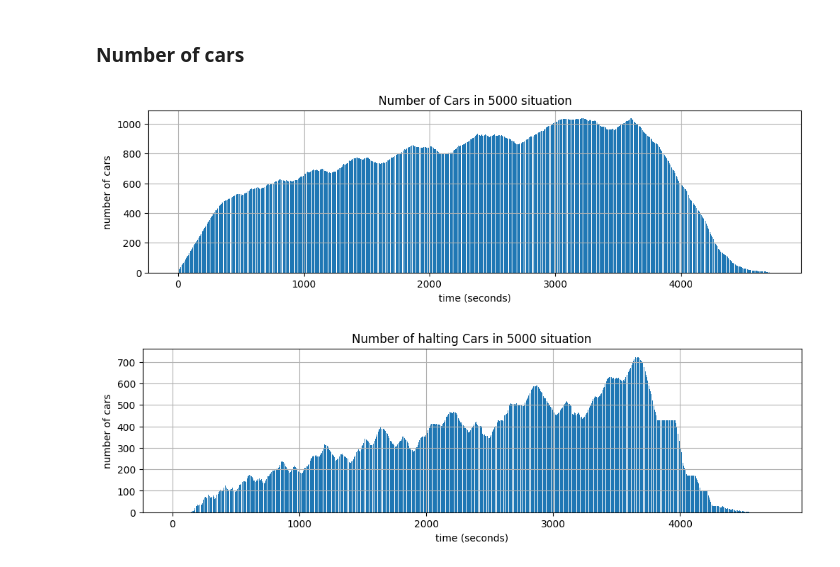
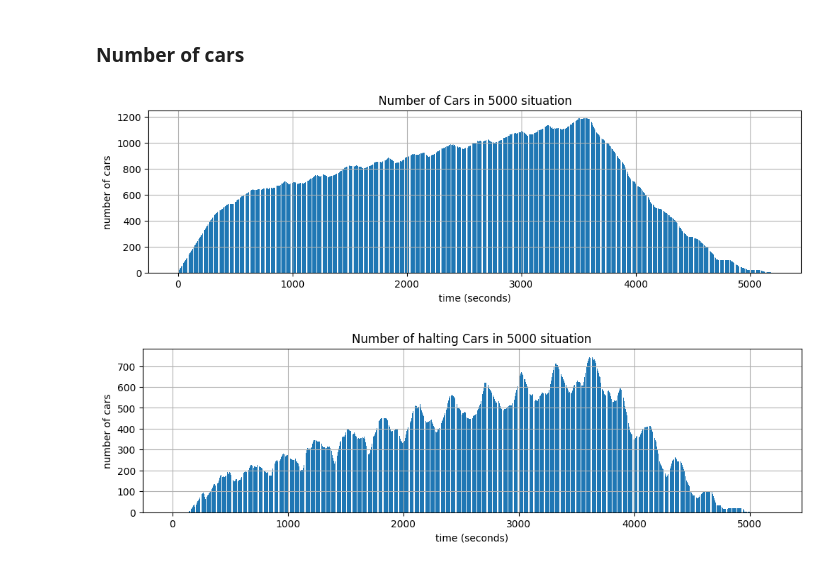
Before and after one commit to giftnichakul/deeprl-traffic-control, a Jupyter notebook: fuzzy_logic.ipynb, the cells around one changed output. Drawn from its saved outputs; the diff is of its cells as text; code cells hidden in the pictures.

```diff
--- a/fuzzy_logic.ipynb
+++ b/fuzzy_logic.ipynb
@@ -26,9 +26,11 @@ Index phases from Traffic light logic
 - East -> 6 (-E3, 50)
 # %%
 useGui = False
-logic = 3
+logic = 2
 yellowTime = 5
-vphs = [1000,2000,3000,4000,5000]
+vphs = [1000, 2000, 3000, 4000, 5000]
+#vphs = [3000, 3500, 4000, 4500, 5000]
+#vphs = [5000]
 num_lane = [3, 4, 2, 2]
 edge_name = {0: '-E2', 1: '-E0', 2: '-E1', 3: '-E3'}
 standard_time = [66, 71, 45, 50] # north, south, west, east
@@ -56,9 +68,11 @@ def totalVehicle(lanes: list):
 # %%
 simulation_data = pd.DataFrame(columns=['Vehicles Per Hour', 'Accumulated Time', 'Clear Time'])
 total_cars_data = {}
+
 for i in vphs:
   net_file = './saint_paul/junction.net.xml'
   route_path = f'./saint_paul/1.0hour/trips/{i}.rou.xml'
+  #route_path = './saint_paul/1.0hour/trips/real_world.rou.xml'
 
   if(useGui): sumoBinary = checkBinary('sumo-gui')
   else: sumoBinary = checkBinary('sumo')
@@ -91,15 +105,24 @@ for i in vphs:
         currentPhase = (currentPhase + 1) % 4
         if logic == 1:
           totalVehicles = getEdgeTotalVehicles(edge_name[currentPhase])
-          switchTime += min(max(15, int(totalVehicles / (0.45 * num_lane[currentPhase]))), 120)
+          switchTime += int(min(max(15, totalVehicles / (0.45 * num_lane[currentPhase])), 120))
         elif logic == 2:
           totalHaltingVehicles = getEdgeHaltingVehicles(edge_name[currentPhase])
-          switchTime += min(max(15, int(totalHaltingVehicles / (num_lane[currentPhase]))*1.08), 120)
-          # switchTime += min(max(15, int(totalHaltingVehicles / (0.45 * num_lane[currentPhase]))), 120)
+          #switchTime += min(max(15, int(totalHaltingVehicles / (num_lane[currentPhase]))*1.08), 120)
+          switchTime += int(min(max(15, totalHaltingVehicles / (0.45 * num_lane[currentPhase])), 120))
         elif logic == 3:
           realCars = getEdgeHaltingVehicles(edge_name[currentPhase])
-          expectedCars = num_lane[currentPhase] * 0.45 * standard_time[currentPhase]
-          switchTime += int(standard_time[currentPhase] * realCars/expectedCars)
+          expectedCars = num_lane[currentPhase] * 50
+          current_proportion = realCars/expectedCars
+
+          proportion_lane[currentPhase] = current_proportion
+          avg_proportion = sum(proportion_lane)/4 if sum(proportion_lane) != 0 else 1
+
+          current_based = int(min(current_proportion*0.1*standard_time[currentPhase], 0.2*standard_time[currentPhase]))
+          current_based = current_based if realCars > expectedCars else -1*current_based
+          overall_based = int(min(current_proportion/avg_proportion*0.1*standard_time[currentPhase], 0.2*standard_time[currentPhase]))
+          overall_based = overall_based if current_proportion > avg_proportion else -1*current_based
+          switchTime += standard_time[currentPhase] + current_based + overall_based
 
         yellowPhase = False
         traci.trafficlight.setRedYellowGreenState(trafficLightId, allPhases[currentPhase*2].state)
@@ -190,19 +217,19 @@ plt.show()
 # %%
 num = 5000
 clearTime = int(list(simulation_data.loc[simulation_data['Vehicles Per Hour']==num, 'Clear Time'])[0])
 
 time = [t for t in range(clearTime)]
 number_of_cars = total_cars_data[num]['All Cars']
 
 plt.subplots(figsize=(12, 3))
 plt.bar(time, number_of_cars)
-plt.title(f'Number of Cars in {i} situation')
+plt.title(f'Number of Cars in {num} situation')
 plt.xlabel('time (seconds)')
 plt.ylabel('number of cars')
 plt.grid()
 plt.show()
 # %% [output]
-[figure, old version]
+[figure, new version]
 # %%
 clearTime = int(list(simulation_data.loc[simulation_data['Vehicles Per Hour']==num, 'Clear Time'])[0])
 
@@ -211,10 +238,12 @@ number_of_cars = total_cars_data[num]['Halting Cars']
 
 plt.subplots(figsize=(12, 3))
 plt.bar(time, number_of_cars)
-plt.title(f'Number of halting Cars in {i} situation')
+plt.title(f'Number of halting Cars in {num} situation')
 plt.xlabel('time (seconds)')
 plt.ylabel('number of cars')
 plt.grid()
 plt.show()
+# 225687.0 4065.0
+# 1004118.0 4881.0
 # %% [output]
-[figure, old version]
+[figure, new version]
```
Also changed, not shown: parts of 10 cells of this notebook, 8 other files.
